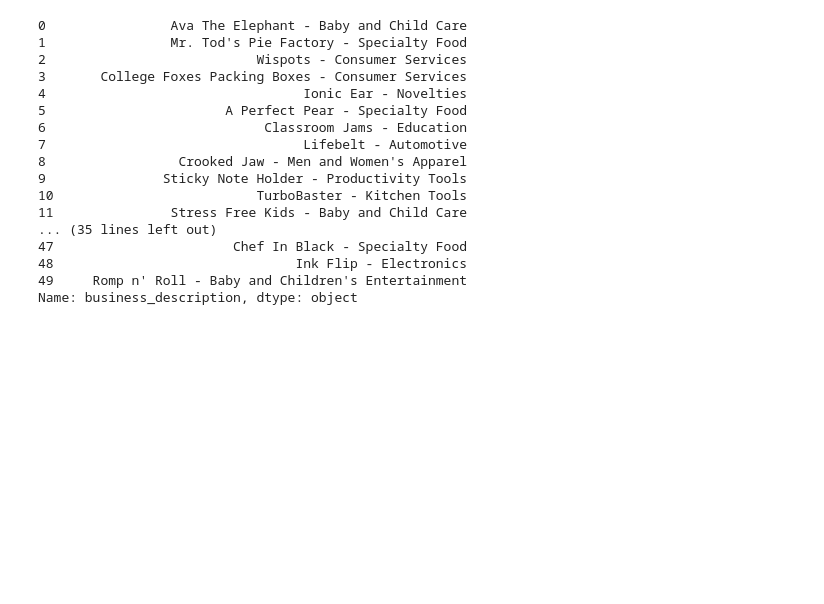
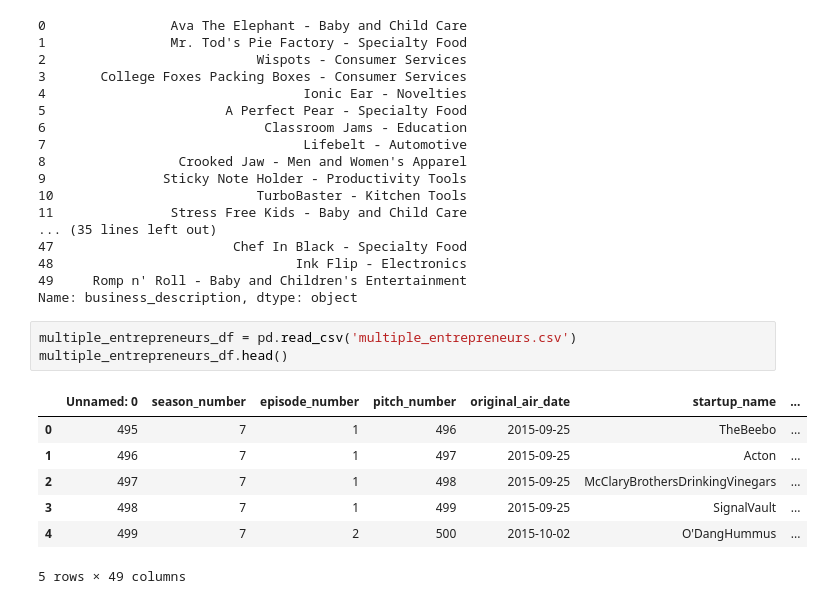
Before and after one commit to CGrannan/shark_tank, a Jupyter notebook: shark_tank.ipynb, the cells around one changed output. Drawn from its saved outputs; the diff is of its cells as text; blank space fills up the shorter version.

```diff
--- a/shark_tank.ipynb
+++ b/shark_tank.ipynb
@@ -415,3 +422,14 @@ df.business_description[:50]
 48                               Ink Flip - Electronics
 49     Romp n' Roll - Baby and Children's Entertainment
 Name: business_description, dtype: object
+# %%
+multiple_entrepreneurs_df = pd.read_csv('multiple_entrepreneurs.csv')
+multiple_entrepreneurs_df.head()
+# %% [output]
+|  | Unnamed: 0 | season_number | episode_number | pitch_number | original_air_date | startup_name | ... |
+| 0 | 495 | 7 | 1 | 496 | 2015-09-25 | TheBeebo | ... |
+| 1 | 496 | 7 | 1 | 497 | 2015-09-25 | Acton | ... |
+| 2 | 497 | 7 | 1 | 498 | 2015-09-25 | McClaryBrothersDrinkingVinegars | ... |
+| 3 | 498 | 7 | 1 | 499 | 2015-09-25 | SignalVault | ... |
+| 4 | 499 | 7 | 2 | 500 | 2015-10-02 | O'DangHummus | ... |
+5 rows × 49 columns
```
Also changed, not shown: parts of 20 cells of this notebook, 2 other files.
